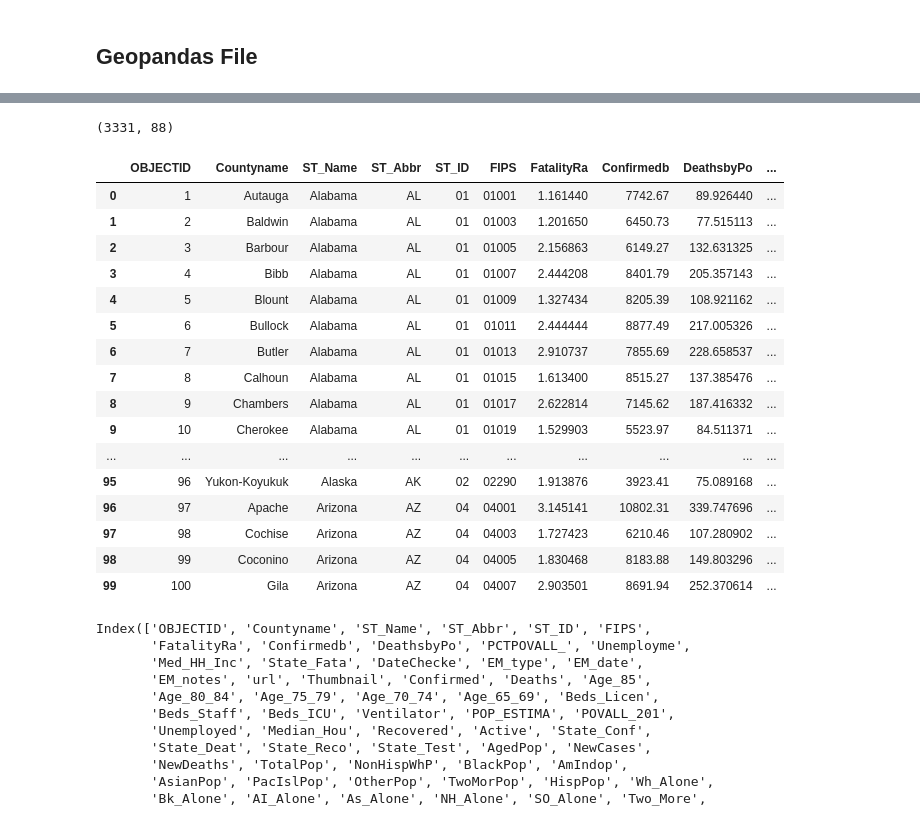
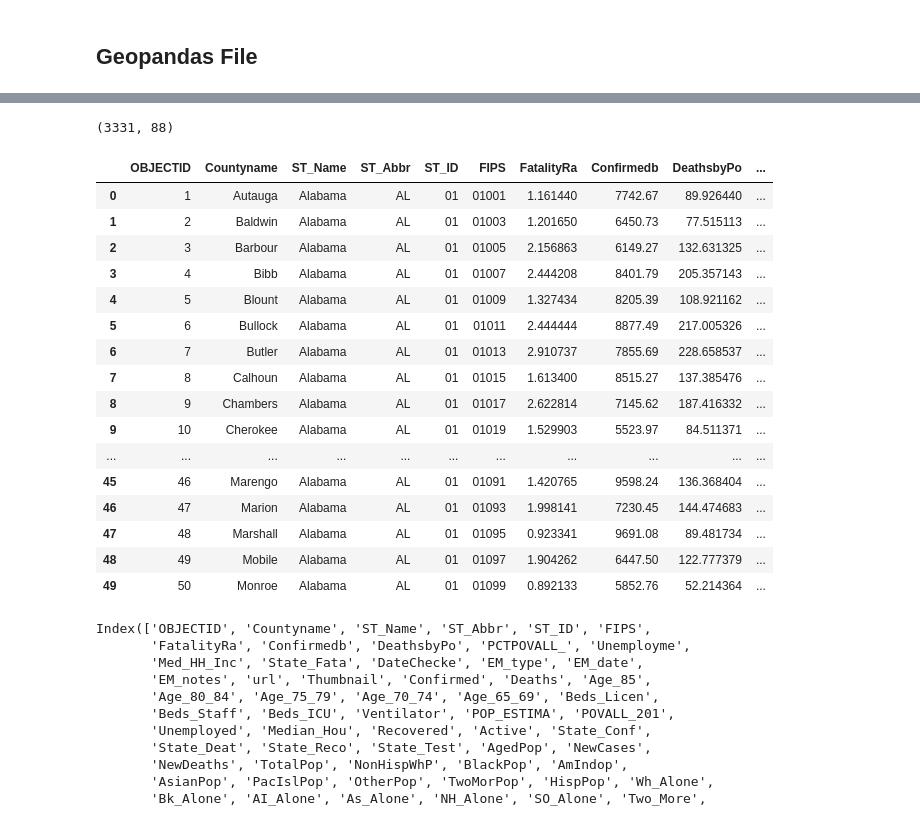
Before and after one commit to datascisteven/The-Masked-Politic, a Jupyter notebook: Phase_3_Project.ipynb, the cells around one changed output, grey strips where cells are left out. Saved outputs shown, nothing was run; the diff lists cells and outputs as text; code cells hidden in the pictures.

```diff
--- a/Phase_3_Project.ipynb
+++ b/Phase_3_Project.ipynb
@@ -43,24 +87,24 @@ Index(['COUNTYFP', 'NEVER', 'RARELY', 'SOMETIMES', 'FREQUENTLY', 'ALWAYS'], dtyp
 # %%
-data = gpd.read_file('https://opendata.arcgis.com/datasets/4cb598ae041348fb92270f102a6783cb_0.geojson')
-print(data.shape)
-data.head(100)
+data2 = gpd.read_file('https://opendata.arcgis.com/datasets/4cb598ae041348fb92270f102a6783cb_0.geojson')
+print(data2.shape)
+data2.head(50)
 # %% [output]
 (3331, 88)
 |  | OBJECTID | Countyname | ST_Name | ST_Abbr | ST_ID | FIPS | FatalityRa | Confirmedb | DeathsbyPo | ... |
 | 0 | 1 | Autauga | Alabama | AL | 01 | 01001 | 1.161440 | 7742.67 | 89.926440 | ... |
 | 1 | 2 | Baldwin | Alabama | AL | 01 | 01003 | 1.201650 | 6450.73 | 77.515113 | ... |
 | 2 | 3 | Barbour | Alabama | AL | 01 | 01005 | 2.156863 | 6149.27 | 132.631325 | ... |
 | 3 | 4 | Bibb | Alabama | AL | 01 | 01007 | 2.444208 | 8401.79 | 205.357143 | ... |
 | 4 | 5 | Blount | Alabama | AL | 01 | 01009 | 1.327434 | 8205.39 | 108.921162 | ... |
 | 5 | 6 | Bullock | Alabama | AL | 01 | 01011 | 2.444444 | 8877.49 | 217.005326 | ... |
 | 6 | 7 | Butler | Alabama | AL | 01 | 01013 | 2.910737 | 7855.69 | 228.658537 | ... |
 | 7 | 8 | Calhoun | Alabama | AL | 01 | 01015 | 1.613400 | 8515.27 | 137.385476 | ... |
 | 8 | 9 | Chambers | Alabama | AL | 01 | 01017 | 2.622814 | 7145.62 | 187.416332 | ... |
 | 9 | 10 | Cherokee | Alabama | AL | 01 | 01019 | 1.529903 | 5523.97 | 84.511371 | ... |
 | ... | ... | ... | ... | ... | ... | ... | ... | ... | ... | ... |
-| 95 | 96 | Yukon-Koyukuk | Alaska | AK | 02 | 02290 | 1.913876 | 3923.41 | 75.089168 | ... |
-| 96 | 97 | Apache | Arizona | AZ | 04 | 04001 | 3.145141 | 10802.31 | 339.747696 | ... |
-| 97 | 98 | Cochise | Arizona | AZ | 04 | 04003 | 1.727423 | 6210.46 | 107.280902 | ... |
-| 98 | 99 | Coconino | Arizona | AZ | 04 | 04005 | 1.830468 | 8183.88 | 149.803296 | ... |
-| 99 | 100 | Gila | Arizona | AZ | 04 | 04007 | 2.903501 | 8691.94 | 252.370614 | ... |
+| 45 | 46 | Marengo | Alabama | AL | 01 | 01091 | 1.420765 | 9598.24 | 136.368404 | ... |
+| 46 | 47 | Marion | Alabama | AL | 01 | 01093 | 1.998141 | 7230.45 | 144.474683 | ... |
+| 47 | 48 | Marshall | Alabama | AL | 01 | 01095 | 0.923341 | 9691.08 | 89.481734 | ... |
+| 48 | 49 | Mobile | Alabama | AL | 01 | 01097 | 1.904262 | 6447.50 | 122.777379 | ... |
+| 49 | 50 | Monroe | Alabama | AL | 01 | 01099 | 0.892133 | 5852.76 | 52.214364 | ... |
 # %%
```
Also changed, not shown: parts of 32 cells of this notebook, 7 other files.
